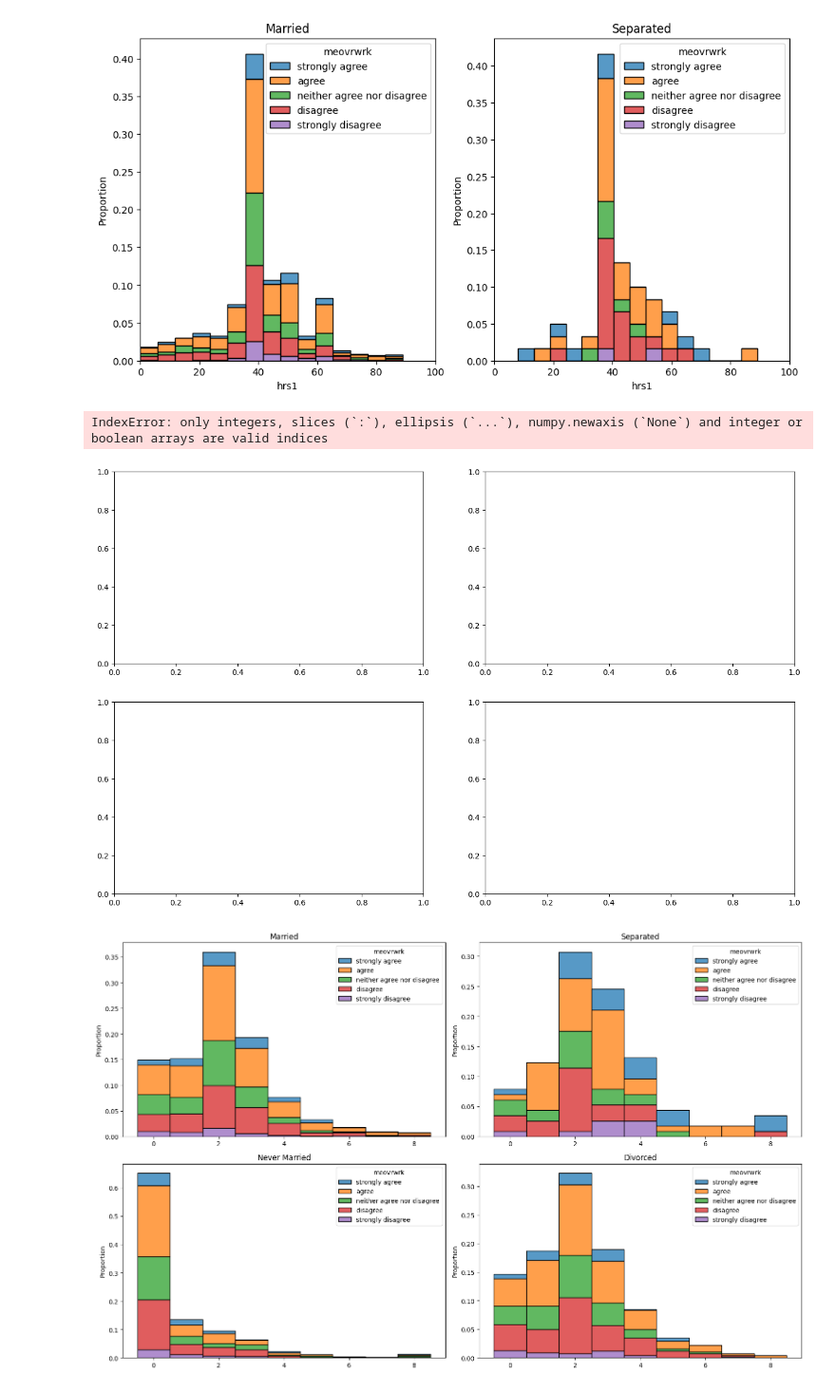
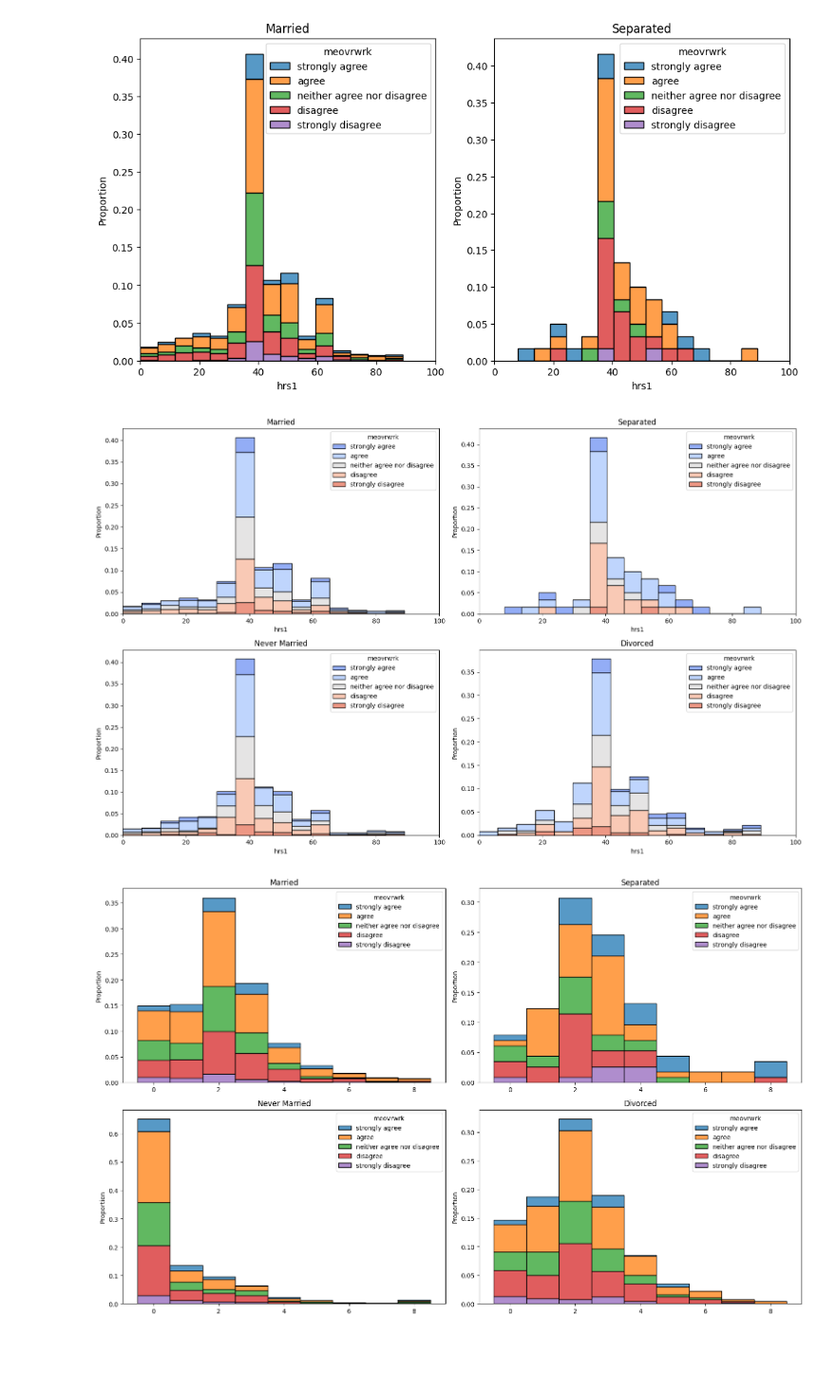
Before and after one commit to imdressel/project_gss, a Jupyter notebook: GSS_Isabella's_Part2.ipynb, the cells around one changed output. Shown at 95% size. Drawn from its saved outputs; the diff is of its cells as text; code cells hidden in the pictures; blank space fills up the shorter version.

```diff
--- a/GSS_Isabella's_Part2.ipynb
+++ b/GSS_Isabella's_Part2.ipynb
@@ -118,37 +118,36 @@ axes[1].set_xlim([0, 100])
 [figure]
 # %%
 df_married = df[df['marital']=="married"].copy()
-df_married = pd.Categorical(df_married['meovrwrk'],categories=["strongly agree","agree","neither agree nor disagree","disagree","strongly disagree"],ordered=True)
+df_married['meovrwrk'] = pd.Categorical(df_married['meovrwrk'],categories=["strongly agree","agree","neither agree nor disagree","disagree","strongly disagree"],ordered=True)
 df_separated = df[df['marital']=="separated"].copy()
-df_separated = pd.Categorical(df_separated['meovrwrk'],categories=["strongly agree","agree","neither agree nor disagree","disagree","strongly disagree"],ordered=True)
+df_separated['meovrwrk'] = pd.Categorical(df_separated['meovrwrk'],categories=["strongly agree","agree","neither agree nor disagree","disagree","strongly disagree"],ordered=True)
 df_nevermarried = df[df['marital']=="never married"].copy()
-df_nevermarried = pd.Categorical(df_nevermarried['meovrwrk'],categories=["strongly agree","agree","neither agree nor disagree","disagree","strongly disagree"],ordered=True)
+df_nevermarried['meovrwrk'] = pd.Categorical(df_nevermarried['meovrwrk'],categories=["strongly agree","agree","neither agree nor disagree","disagree","strongly disagree"],ordered=True)
 df_divorced = df[df['marital']=="divorced"].copy()
-df_divorced = pd.Categorical(df_divorced['meovrwrk'],categories=["strongly agree","agree","neither agree nor disagree","disagree","strongly disagree"],ordered=True)
+df_divorced['meovrwrk'] = pd.Categorical(df_divorced['meovrwrk'],categories=["strongly agree","agree","neither agree nor disagree","disagree","strongly disagree"],ordered=True)
 
 fig, axes = plt.subplots(2, 2,figsize=(16,10))
 
-sns.histplot(data=df_married, x=df_married['hrs1'], hue=df_married['meovrwrk'], bins=15, stat='proportion', multiple='stack', ax=axes[0,0])
+sns.histplot(data=df_married, x=df_married['hrs1'], hue=df_married['meovrwrk'], bins=15, stat='proportion', multiple='stack', ax=axes[0,0],palette ="coolwarm")
 axes[0,0].set_title("Married")
 axes[0,0].set_xlim([0, 100])
 
-sns.histplot(data=df_separated, x=df_separated['hrs1'], hue=df_separated['meovrwrk'], bins=15, stat='proportion', multiple='stack', ax=axes[0,1])
+sns.histplot(data=df_separated, x=df_separated['hrs1'], hue=df_separated['meovrwrk'], bins=15, stat='proportion', multiple='stack', ax=axes[0,1],palette ="coolwarm")
 axes[0,1].set_title("Separated")
 axes[0,1].set_xlim([0, 100])
 
-sns.histplot(data=df_nevermarried, x=df_nevermarried['hrs1'], hue=df_nevermarried['meovrwrk'], bins=15, stat='proportion', multiple='stack', ax=axes[1,0])
+sns.histplot(data=df_nevermarried, x=df_nevermarried['hrs1'], hue=df_nevermarried['meovrwrk'], bins=15, stat='proportion', multiple='stack', ax=axes[1,0],palette ="coolwarm")
 axes[1,0].set_title("Never Married")
 axes[1,0].set_xlim([0, 100])
 
-sns.histplot(data=df_divorced, x=df_divorced['hrs1'], hue=df_divorced['meovrwrk'], bins=15, stat='proportion', multiple='stack', ax=axes[1,1])
+sns.histplot(data=df_divorced, x=df_divorced['hrs1'], hue=df_divorced['meovrwrk'], bins=15, stat='proportion', multiple='stack', ax=axes[1,1],palette ="coolwarm")
 axes[1,1].set_title("Divorced")
 axes[1,1].set_xlim([0, 100])
 
 plt.tight_layout()
 plt.show()
 # %% [output]
-IndexError: only integers, slices (`:`), ellipsis (`...`), numpy.newaxis (`None`) and integer or boolean arrays are valid indices
-[figure, old version]
+[figure, new version]
 # %%
 fig, axes = plt.subplots(2, 2,figsize=(16,10))
 
```
